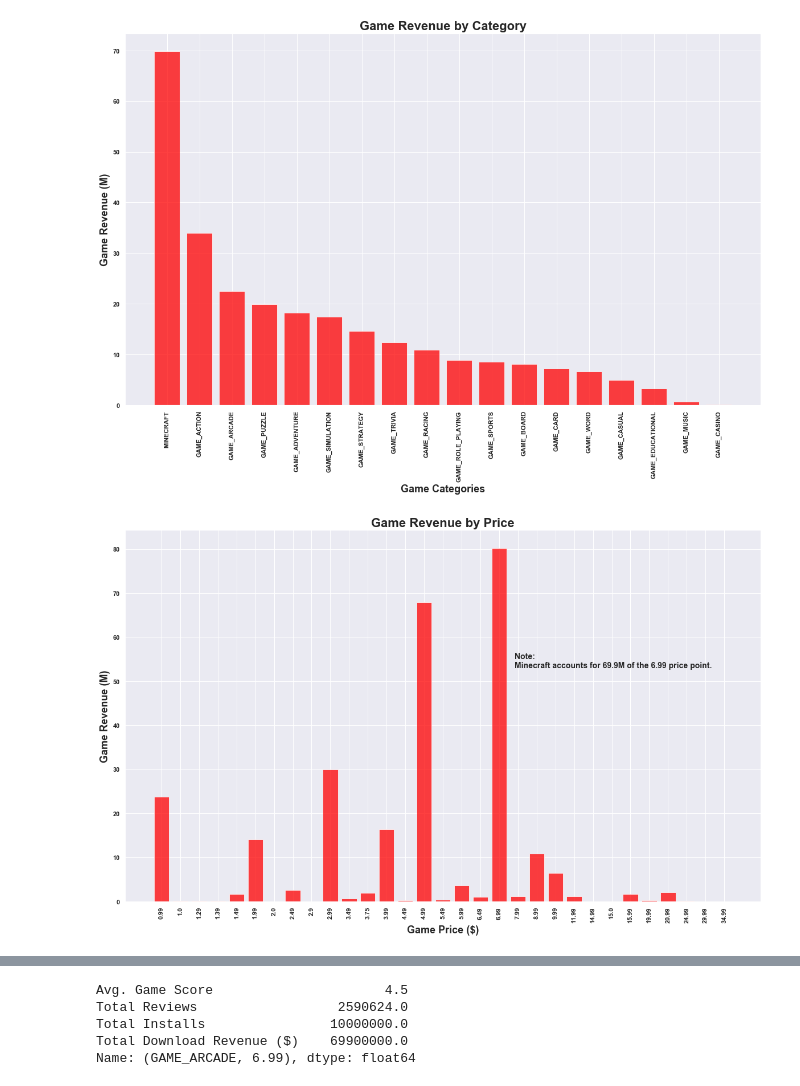
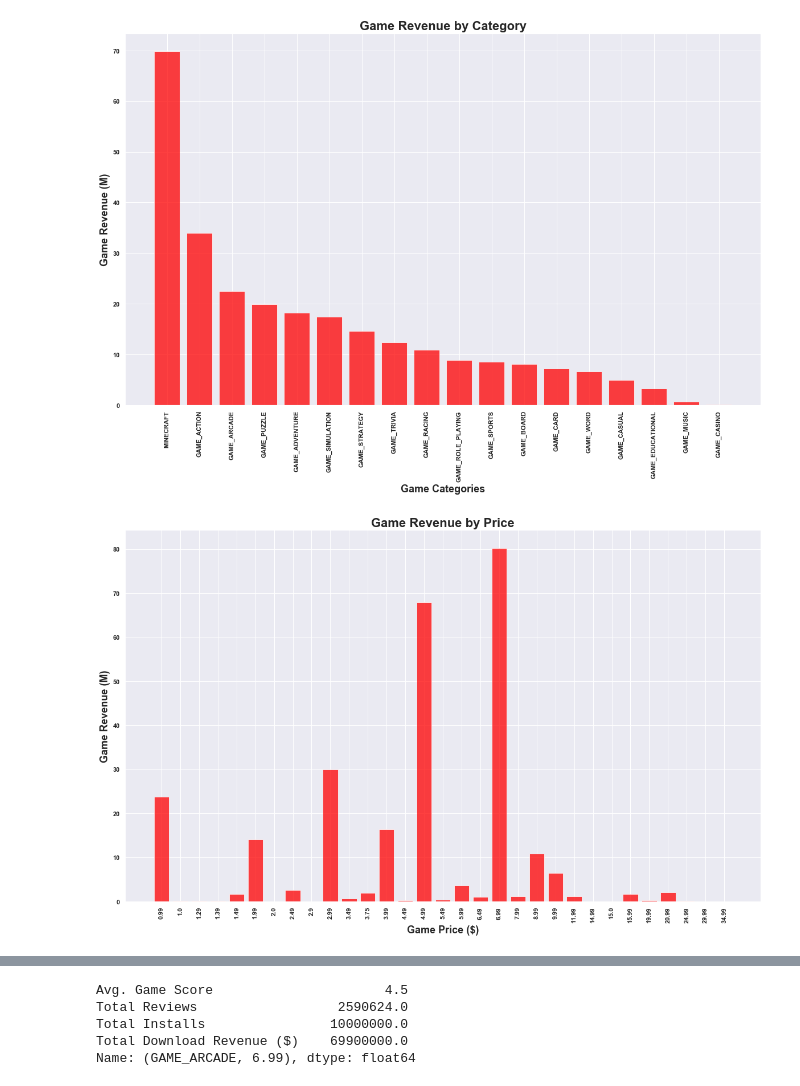
Before and after one commit to EmmanuelFabre/Play_Store_Analysis, a Jupyter notebook: Master Data Frame.ipynb, the cells around one changed output, grey strips where cells are left out. Drawn from its saved outputs; the diff is of its cells as text; code cells hidden in the pictures.

```diff
--- a/Master Data Frame.ipynb
+++ b/Master Data Frame.ipynb
@@ -460,16 +485,16 @@ plt.show()
 # %%
 x_axis = np.arange(len(price_sums))
 tick_locations = [value for value in x_axis]
 plt.figure(figsize=(20,12))
 plt.rcParams["font.weight"] = "bold"
 plt.rcParams["axes.labelweight"] = "bold"
 plt.bar(x_axis, price_sums["Total Revenue"], color='#ff0101', alpha=0.75, align="center")
 plt.xticks(tick_locations, price_sums["Price"], rotation="vertical")
 plt.title("Game Revenue by Price", weight="bold", size="22")
 plt.xlabel('Game Price ($)', size="18")
 plt.ylabel("Game Revenue (M)", size="18")
-plt.text(0.6, 0.6, "Note:\nMinecraft accounts for 69.9M of the 6.99 price point.", fontsize=14, transform=plt.gcf().transFigure)
+#plt.text(0.6, 0.6, "Note:\nMinecraft accounts for 69.9M of the 6.99 price point.", fontsize=14, transform=plt.gcf().transFigure)
 plt.savefig("Images/Game Revenue by Price.png", bbox_inches="tight")
 plt.show()
 # %% [output]
-[figure, old version]
+[figure, new version]
```
Also changed, not shown: parts of 2 cells of this notebook.
